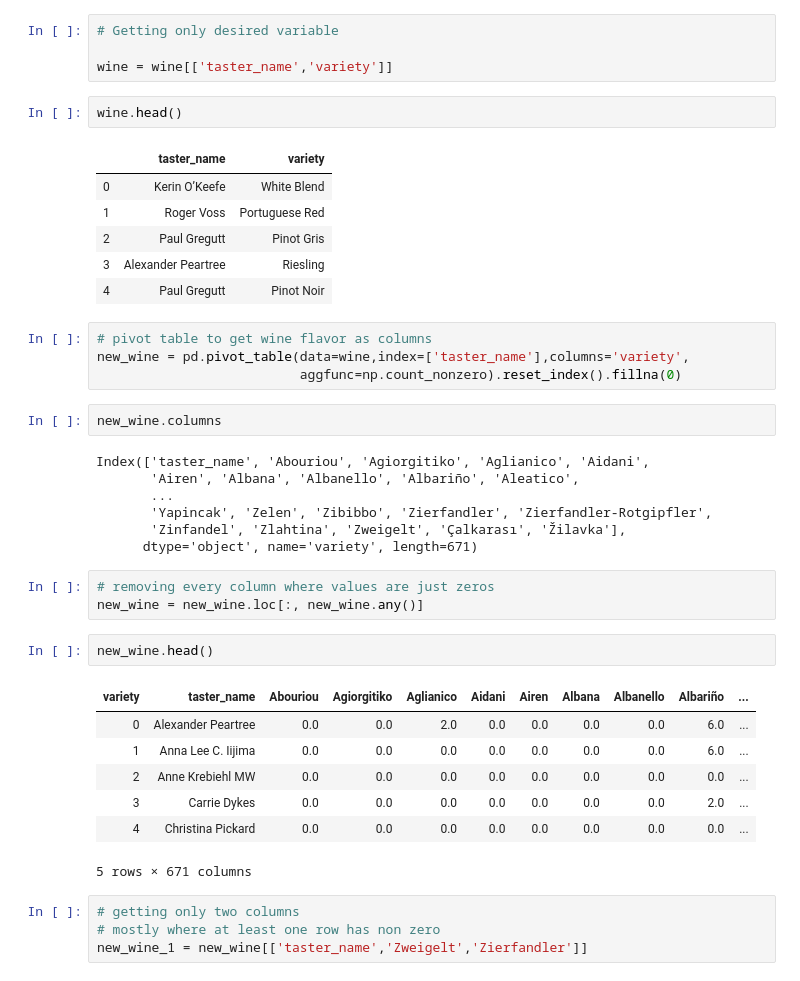
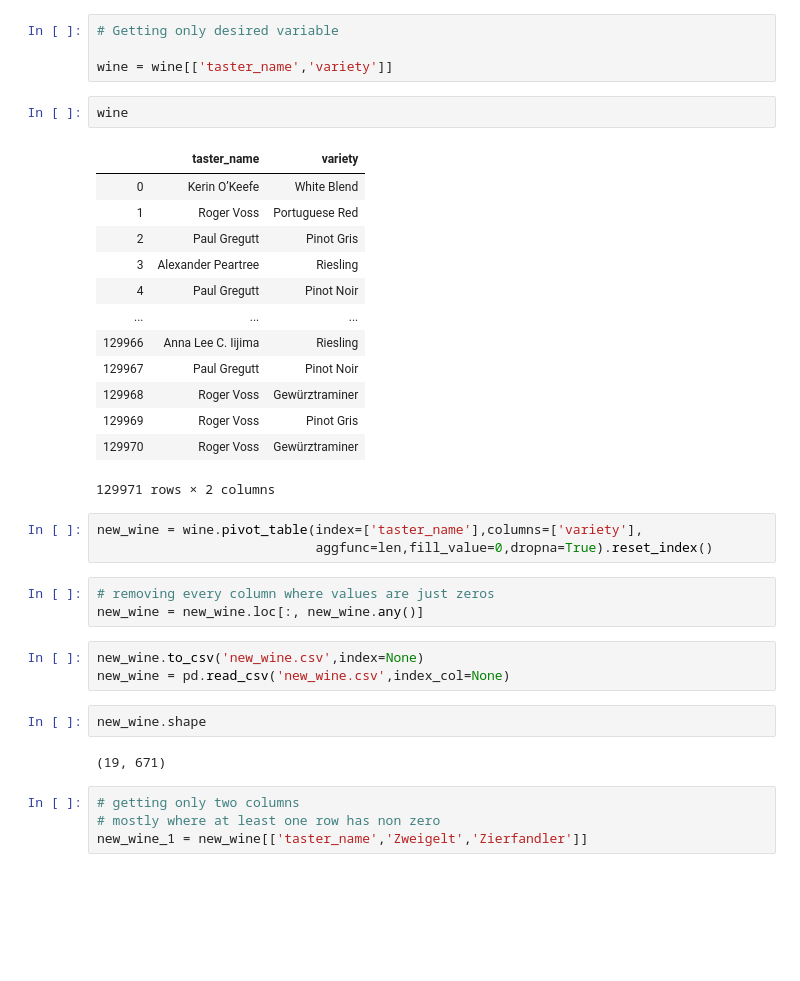
Before and after one commit to bthakr1/datascience_pipeline, a Jupyter notebook: Cosine_Similarity.ipynb, the cells around one changed output. Saved outputs shown, nothing was run; the diff lists cells and outputs as text; blank space fills up the shorter version.

```diff
--- a/Cosine_Similarity.ipynb
+++ b/Cosine_Similarity.ipynb
@@ -66,40 +68,34 @@ plt.show()
 
 wine = wine[['taster_name','variety']]
 # %%
-wine.head()
+wine
 # %% [output]
 |  | taster_name | variety |
 | 0 | Kerin O’Keefe | White Blend |
 | 1 | Roger Voss | Portuguese Red |
 | 2 | Paul Gregutt | Pinot Gris |
 | 3 | Alexander Peartree | Riesling |
 | 4 | Paul Gregutt | Pinot Noir |
+| ... | ... | ... |
+| 129966 | Anna Lee C. Iijima | Riesling |
+| 129967 | Paul Gregutt | Pinot Noir |
+| 129968 | Roger Voss | Gewürztraminer |
+| 129969 | Roger Voss | Pinot Gris |
+| 129970 | Roger Voss | Gewürztraminer |
+129971 rows × 2 columns
-# %%
-# pivot table to get wine flavor as columns
-new_wine = pd.pivot_table(data=wine,index=['taster_name'],columns='variety',
-                          aggfunc=np.count_nonzero).reset_index().fillna(0)
-# %%
-new_wine.columns
-# %% [output]
-Index(['taster_name', 'Abouriou', 'Agiorgitiko', 'Aglianico', 'Aidani',
-       'Airen', 'Albana', 'Albanello', 'Albariño', 'Aleatico',
-       ...
-       'Yapincak', 'Zelen', 'Zibibbo', 'Zierfandler', 'Zierfandler-Rotgipfler',
-       'Zinfandel', 'Zlahtina', 'Zweigelt', 'Çalkarası', 'Žilavka'],
-      dtype='object', name='variety', length=671)
+# %%
+new_wine = wine.pivot_table(index=['taster_name'],columns=['variety'],
+                            aggfunc=len,fill_value=0,dropna=True).reset_index()
 # %%
 # removing every column where values are just zeros
 new_wine = new_wine.loc[:, new_wine.any()]
+# %%
+new_wine.to_csv('new_wine.csv',index=None)
+new_wine = pd.read_csv('new_wine.csv',index_col=None)
 # %%
-new_wine.head()
+new_wine.shape
 # %% [output]
-| variety | taster_name | Abouriou | Agiorgitiko | Aglianico | Aidani | Airen | Albana | Albanello | Albariño | ... |
-| 0 | Alexander Peartree | 0.0 | 0.0 | 2.0 | 0.0 | 0.0 | 0.0 | 0.0 | 6.0 | ... |
-| 1 | Anna Lee C. Iijima | 0.0 | 0.0 | 0.0 | 0.0 | 0.0 | 0.0 | 0.0 | 6.0 | ... |
-| 2 | Anne Krebiehl MW | 0.0 | 0.0 | 0.0 | 0.0 | 0.0 | 0.0 | 0.0 | 0.0 | ... |
-| 3 | Carrie Dykes | 0.0 | 0.0 | 0.0 | 0.0 | 0.0 | 0.0 | 0.0 | 2.0 | ... |
-| 4 | Christina Pickard | 0.0 | 0.0 | 0.0 | 0.0 | 0.0 | 0.0 | 0.0 | 0.0 | ... |
-5 rows × 671 columns
+(19, 671)
 # %%
 # getting only two columns
 # mostly where at least one row has non zero
```
Also changed, not shown: parts of 12 cells of this notebook, 1 other file.
